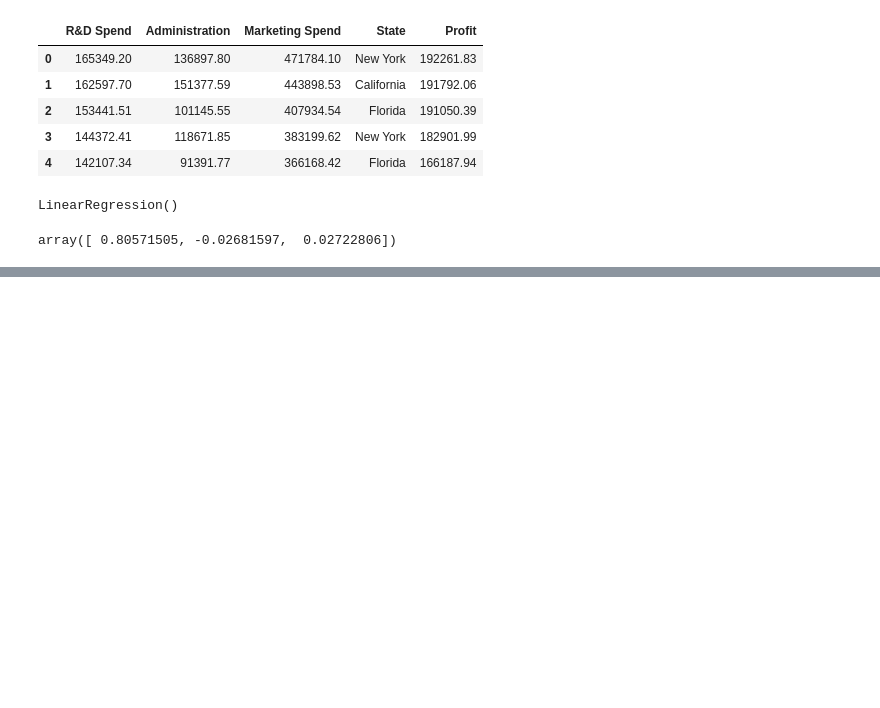
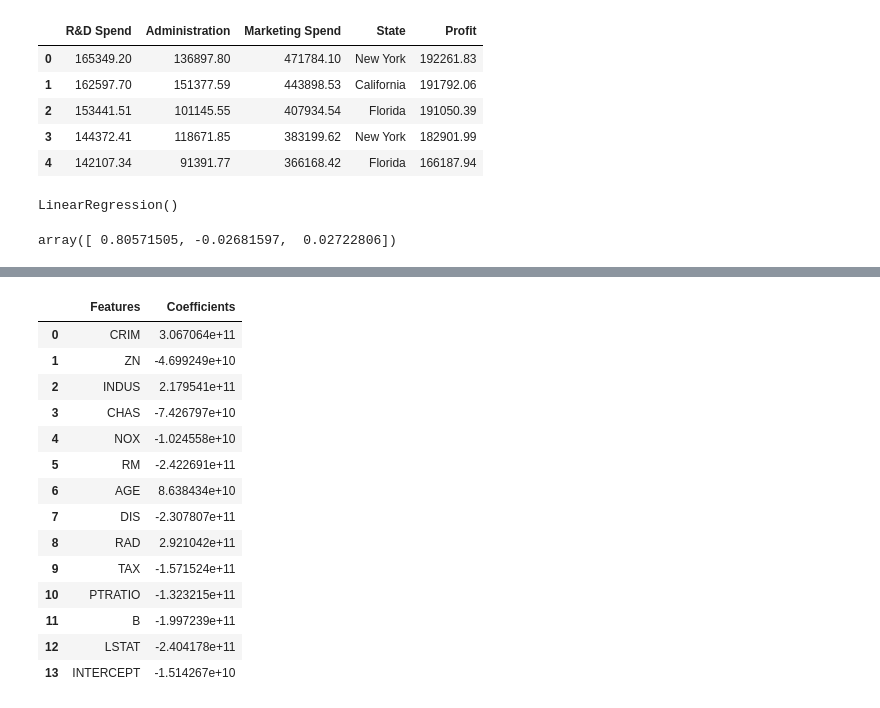
Before and after one commit to PoluboyarinovSI/SF_DataScience, a Jupyter notebook: Current_tasks/ML_1.ipynb, the cells around one changed output, grey strips where cells are left out. Cells and saved outputs as stored; diff of their text form; code cells hidden in the pictures; blank space fills up the shorter version.

```diff
--- a/Current_tasks/ML_1.ipynb
+++ b/Current_tasks/ML_1.ipynb
@@ -225,0 +331,34 @@ w = Q @ X_1.T @ y
+# %%
+#Составляем список факторов (исключили целевой столбец)
+features = boston_data.drop('MEDV', axis=1).columns
+#Составляем матрицу наблюдений X и вектор ответов y
+boston_X_2 = boston_data[features]
+boston_y_2 = boston_data['MEDV']
+
+#Создаём объект класса линейной регрессии с SGD
+sgd_lr_full = linear_model.SGDRegressor(random_state=42)
+#Обучаем модель — ищем параметры по методу SGD
+sgd_lr_full.fit(boston_X_2, boston_y_2)
+
+#Составляем таблицу из признаков и их коэффициентов
+w_df = pd.DataFrame({'Features': features, 'Coefficients': sgd_lr_full.coef_})
+#Составляем строчку таблицы со свободным членом
+intercept_df =pd.DataFrame({'Features': ['INTERCEPT'], 'Coefficients': sgd_lr_full.intercept_})
+coef_df = pd.concat([w_df, intercept_df], ignore_index=True)
+display(coef_df)
+# %% [output]
+|  | Features | Coefficients |
+| 0 | CRIM | 3.067064e+11 |
+| 1 | ZN | -4.699249e+10 |
+| 2 | INDUS | 2.179541e+11 |
+| 3 | CHAS | -7.426797e+10 |
+| 4 | NOX | -1.024558e+10 |
+| 5 | RM | -2.422691e+11 |
+| 6 | AGE | 8.638434e+10 |
+| 7 | DIS | -2.307807e+11 |
+| 8 | RAD | 2.921042e+11 |
+| 9 | TAX | -1.571524e+11 |
+| 10 | PTRATIO | -1.323215e+11 |
+| 11 | B | -1.997239e+11 |
+| 12 | LSTAT | -2.404178e+11 |
+| 13 | INTERCEPT | -1.514267e+10 |
```
Also changed, not shown: parts of 44 cells of this notebook, 1 other file.
